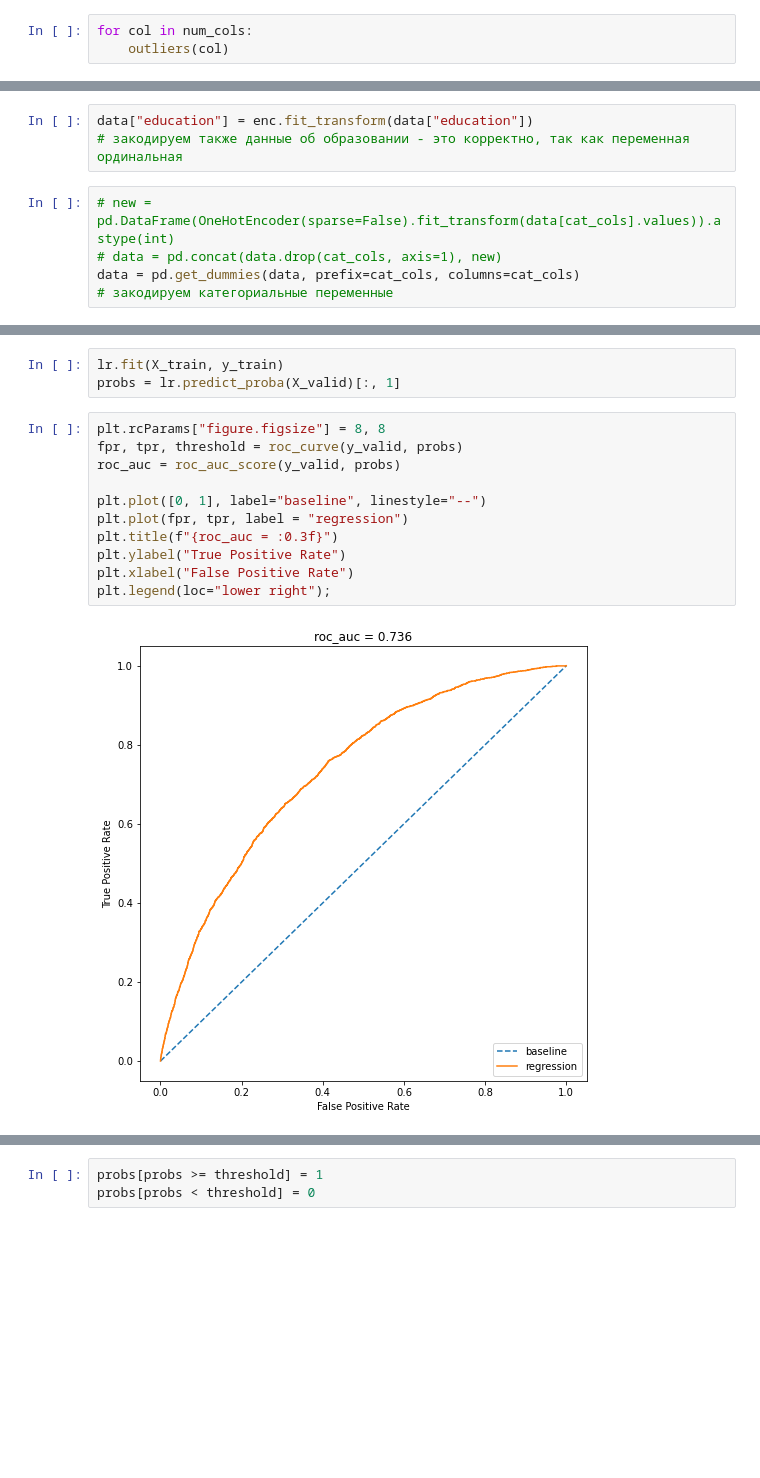
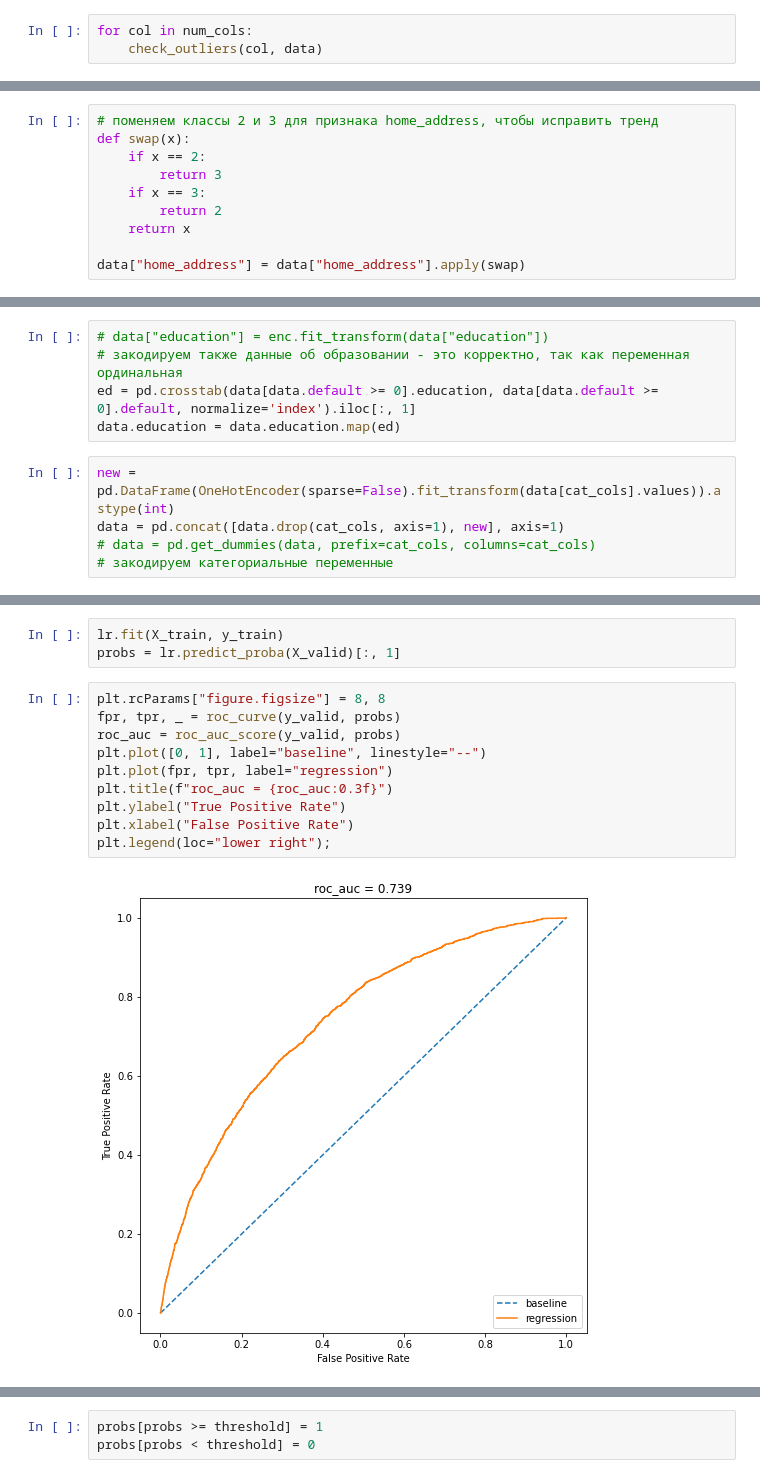
Before and after one commit to smartydan/python, a Jupyter notebook: module_4/Project_4.ipynb, the cells around one changed output, grey strips where cells are left out. Saved outputs shown, nothing was run; the diff lists cells and outputs as text; blank space fills up the shorter version.

```diff
--- a/module_4/Project_4.ipynb
+++ b/module_4/Project_4.ipynb
@@ -301,7 +298,7 @@ for i in range(len(num_cols)):
 Классический подход определяет многие данные как выбросы. Попробуем понять, действительно ли это выбросы.
 # %%
 for col in num_cols:
-    outliers(col)
+    check_outliers(col, data)
 # %% [output]
 В признаке 'age' выбросов нет
 
@@ -427,13 +424,25 @@ for col in cat_cols:
+# %%
+# поменяем классы 2 и 3 для признака home_address, чтобы исправить тренд
+def swap(x):
+    if x == 2:
+        return 3
+    if x == 3:
+        return 2
+    return x
+
+data["home_address"] = data["home_address"].apply(swap)
 # %%
 data["has_degree"] = data["education"].apply(lambda x: 1 if x in ["PGR", "ACD"] else 0)
 bin_cols.append("has_degree")
 # %%
-data["education"] = enc.fit_transform(data["education"])
+# data["education"] = enc.fit_transform(data["education"])
 # закодируем также данные об образовании - это корректно, так как переменная ординальная
+ed = pd.crosstab(data[data.default >= 0].education, data[data.default >= 0].default, normalize='index').iloc[:, 1]
+data.education = data.education.map(ed)
 # %%
-# new = pd.DataFrame(OneHotEncoder(sparse=False).fit_transform(data[cat_cols].values)).astype(int)
-# data = pd.concat(data.drop(cat_cols, axis=1), new)
-data = pd.get_dummies(data, prefix=cat_cols, columns=cat_cols)
+new = pd.DataFrame(OneHotEncoder(sparse=False).fit_transform(data[cat_cols].values)).astype(int)
+data = pd.concat([data.drop(cat_cols, axis=1), new], axis=1)
+# data = pd.get_dummies(data, prefix=cat_cols, columns=cat_cols)
 # закодируем категориальные переменные
 # %% [markdown]
 __app_date__
@@ -558,17 +559,16 @@ lr.fit(X_train, y_train)
 probs = lr.predict_proba(X_valid)[:, 1]
 # %%
 plt.rcParams["figure.figsize"] = 8, 8
-fpr, tpr, threshold = roc_curve(y_valid, probs)
+fpr, tpr, _ = roc_curve(y_valid, probs)
 roc_auc = roc_auc_score(y_valid, probs)
-
 plt.plot([0, 1], label="baseline", linestyle="--")
-plt.plot(fpr, tpr, label = "regression")
-plt.title(f"{roc_auc = :0.3f}")
+plt.plot(fpr, tpr, label="regression")
+plt.title(f"roc_auc = {roc_auc:0.3f}")
 plt.ylabel("True Positive Rate")
 plt.xlabel("False Positive Rate")
 plt.legend(loc="lower right");
 # %% [output]
-[figure, old version]
+[figure, new version]
 # %%
 pred = lr.predict(X_valid)
 f1_score(pred, y_valid)
```
Also changed, not shown: parts of 39 cells of this notebook.
